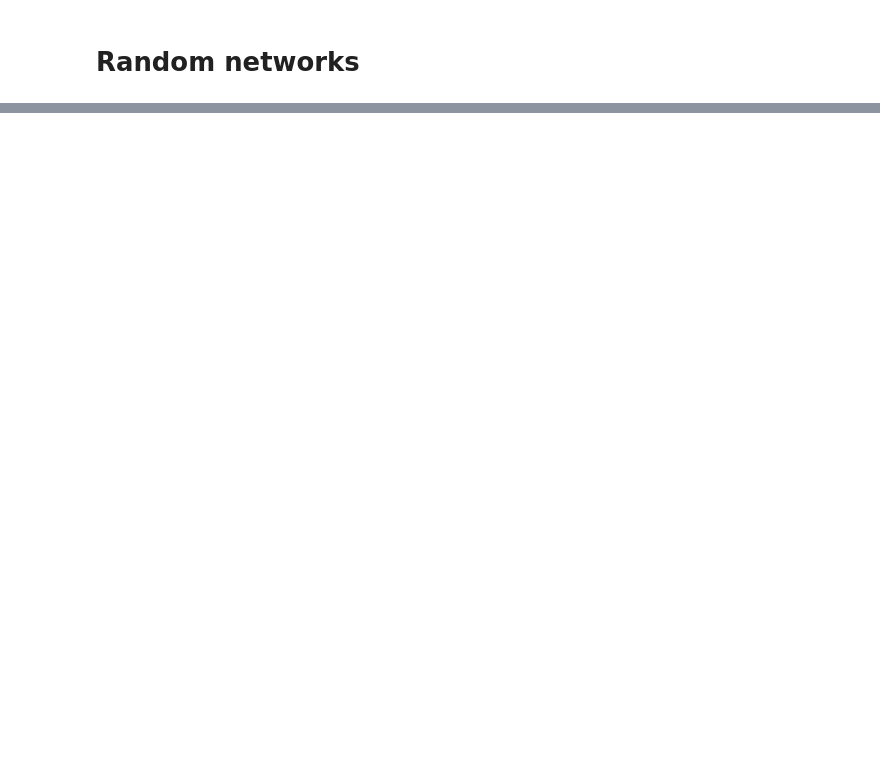
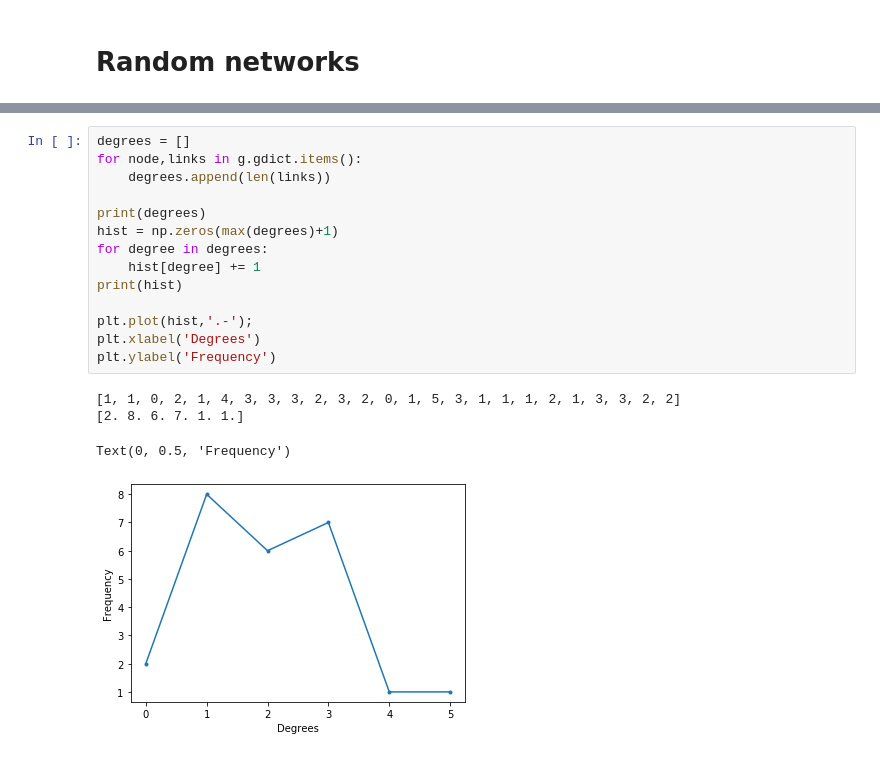
Before and after one commit to snakeiana/BIO-336-S, a Jupyter notebook: Random networks.ipynb, the cells around one changed output, grey strips where cells are left out. Drawn from its saved outputs; the diff is of its cells as text; blank space fills up the shorter version.

```diff
--- a/Random networks.ipynb
+++ b/Random networks.ipynb
@@ -81,0 +119,19 @@ t8
+# %%
+degrees = []
+for node,links in g.gdict.items():
+    degrees.append(len(links))
+
+print(degrees)
+hist = np.zeros(max(degrees)+1)
+for degree in degrees:
+    hist[degree] += 1
+print(hist)
+
+plt.plot(hist,'.-');
+plt.xlabel('Degrees')
+plt.ylabel('Frequency')
+# %% [output]
+[1, 1, 0, 2, 1, 4, 3, 3, 3, 2, 3, 2, 0, 1, 5, 3, 1, 1, 1, 2, 1, 3, 3, 2, 2]
+[2. 8. 6. 7. 1. 1.]
+Text(0, 0.5, 'Frequency')
+[figure, added]
```
Also changed, not shown: parts of 7 cells of this notebook.
